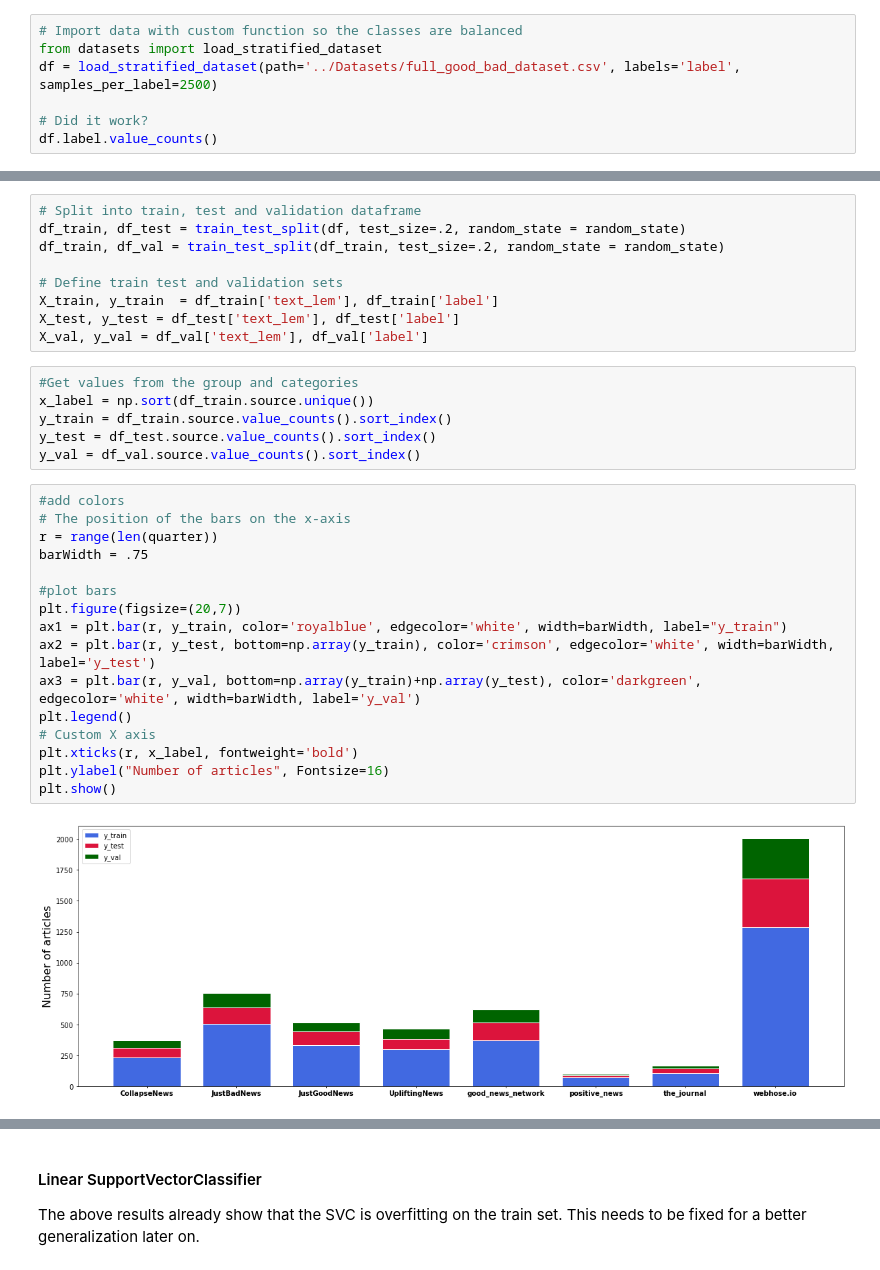
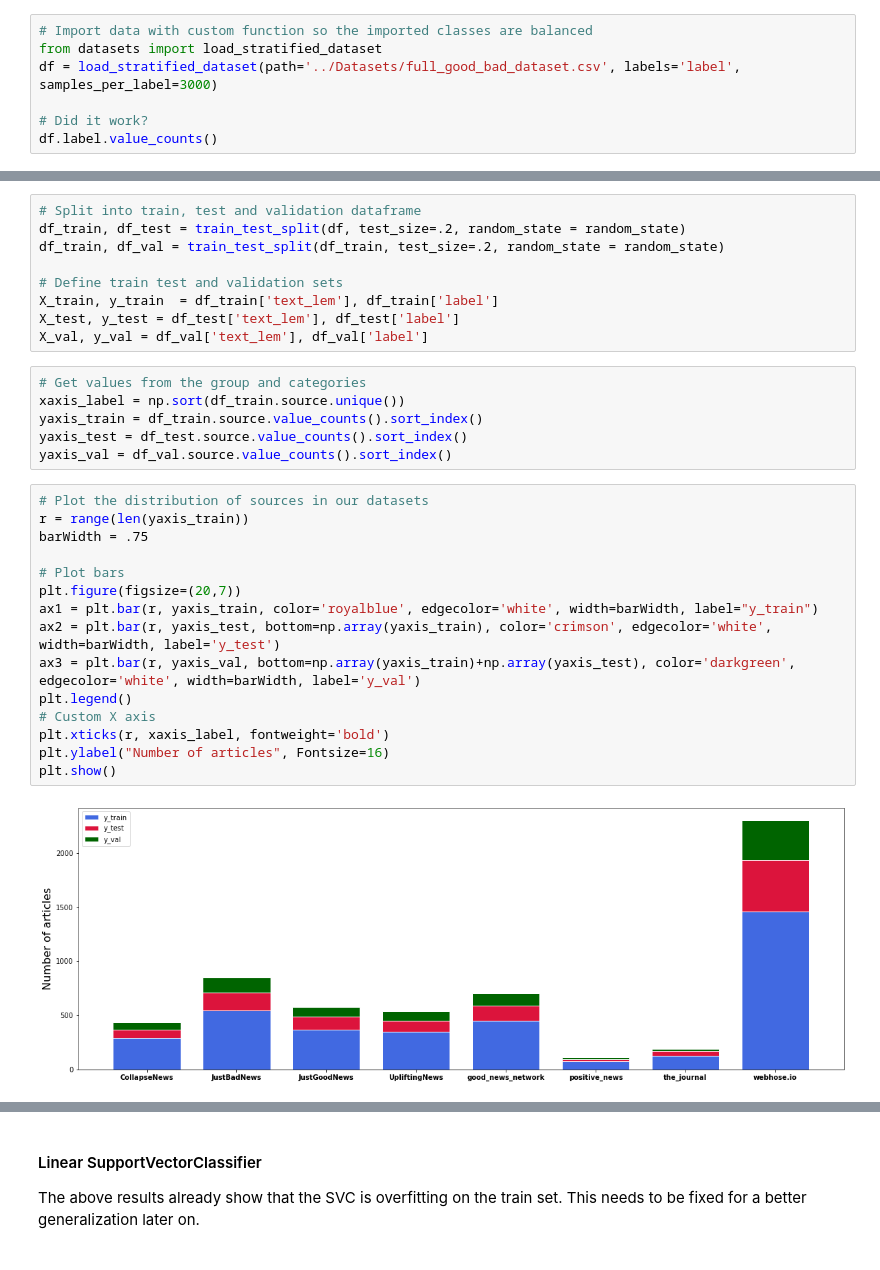
Before and after one commit to svenrr/good_news_everyone, a Jupyter notebook: Sentiment_Analysis/sentiment_analysis.ipynb, the cells around one changed output, grey strips where cells are left out. Drawn from its saved outputs; the diff is of its cells as text.

```diff
--- a/Sentiment_Analysis/sentiment_analysis.ipynb
+++ b/Sentiment_Analysis/sentiment_analysis.ipynb
@@ -14,9 +14,9 @@ from time import time
 # Add custom functions path
 sys.path.append('../Functions')
 # %%
-# Import data with custom function so the classes are balanced
+# Import data with custom function so the imported classes are balanced
 from datasets import load_stratified_dataset
-df = load_stratified_dataset(path='../Datasets/full_good_bad_dataset.csv', labels='label', samples_per_label=2500)
+df = load_stratified_dataset(path='../Datasets/full_good_bad_dataset.csv', labels='label', samples_per_label=3000)
 
 # Did it work?
 df.label.value_counts()
@@ -261,28 +266,27 @@ X_train, y_train  = df_train['text_lem'], df_train['label']
 X_test, y_test = df_test['text_lem'], df_test['label']
 X_val, y_val = df_val['text_lem'], df_val['label']
 # %%
-#Get values from the group and categories
-x_label = np.sort(df_train.source.unique())
-y_train = df_train.source.value_counts().sort_index()
-y_test = df_test.source.value_counts().sort_index()
-y_val = df_val.source.value_counts().sort_index()
+# Get values from the group and categories
+xaxis_label = np.sort(df_train.source.unique())
+yaxis_train = df_train.source.value_counts().sort_index()
+yaxis_test = df_test.source.value_counts().sort_index()
+yaxis_val = df_val.source.value_counts().sort_index()
 # %%
-#add colors
-# The position of the bars on the x-axis
-r = range(len(quarter))
+# Plot the distribution of sources in our datasets
+r = range(len(yaxis_train))
 barWidth = .75
 
-#plot bars
+# Plot bars
 plt.figure(figsize=(20,7))
-ax1 = plt.bar(r, y_train, color='royalblue', edgecolor='white', width=barWidth, label="y_train")
-ax2 = plt.bar(r, y_test, bottom=np.array(y_train), color='crimson', edgecolor='white', width=barWidth, label='y_test')
-ax3 = plt.bar(r, y_val, bottom=np.array(y_train)+np.array(y_test), color='darkgreen', edgecolor='white', width=barWidth, label='y_val')
+ax1 = plt.bar(r, yaxis_train, color='royalblue', edgecolor='white', width=barWidth, label="y_train")
+ax2 = plt.bar(r, yaxis_test, bottom=np.array(yaxis_train), color='crimson', edgecolor='white', width=barWidth, label='y_test')
+ax3 = plt.bar(r, yaxis_val, bottom=np.array(yaxis_train)+np.array(yaxis_test), color='darkgreen', edgecolor='white', width=barWidth, label='y_val')
 plt.legend()
 # Custom X axis
-plt.xticks(r, x_label, fontweight='bold')
+plt.xticks(r, xaxis_label, fontweight='bold')
 plt.ylabel("Number of articles", Fontsize=16)
 plt.show()
 # %% [output]
-[figure, old version]
+[figure, new version]
 # %%
 # Sample weights for training since sources are very imbalanced
```
Also changed, not shown: parts of 54 cells of this notebook, 2 other files.
